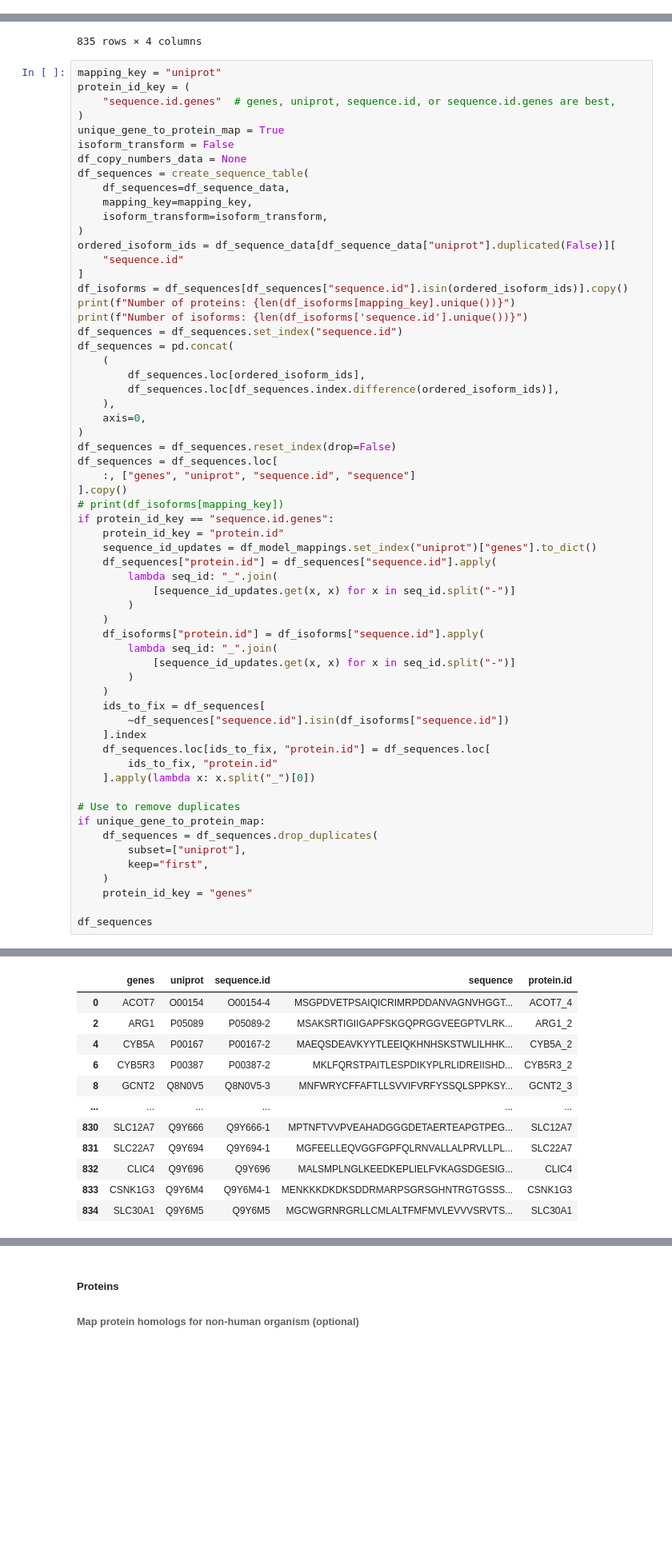
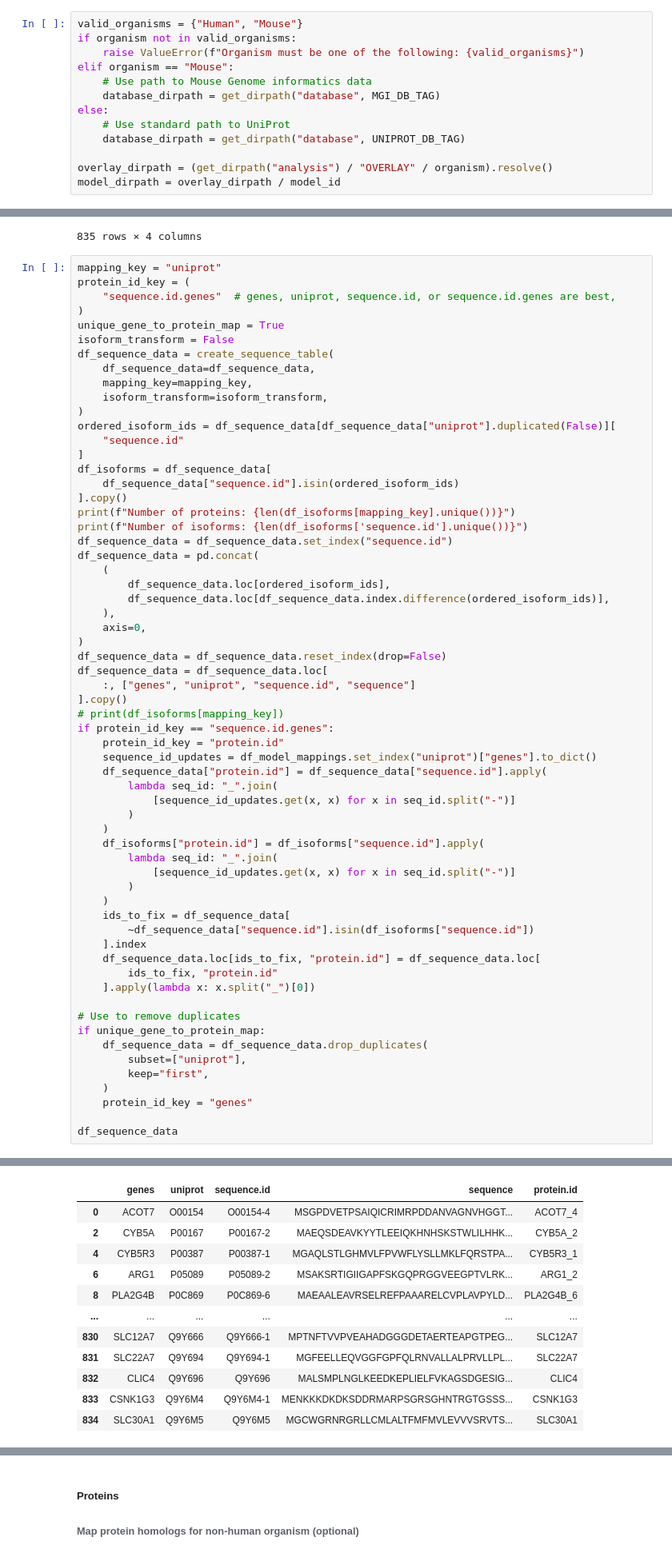
Before and after one commit to z-haiman/RBC-GEM, a Jupyter notebook: code/notebooks/analysis/OVERLAY/2. Derive PC-Model.ipynb, the cells around one changed output, grey strips where cells are left out. Shown at 80% size. Cells and saved outputs as stored; diff of their text form; blank space fills up the shorter version.

```diff
--- a/code/notebooks/analysis/OVERLAY/2. Derive PC-Model.ipynb
+++ b/code/notebooks/analysis/OVERLAY/2. Derive PC-Model.ipynb
@@ -87,0 +91,13 @@ model_id = "RBC_GEM"
+# %%
+valid_organisms = {"Human", "Mouse"}
+if organism not in valid_organisms:
+    raise ValueError(f"Organism must be one of the following: {valid_organisms}")
+elif organism == "Mouse":
+    # Use path to Mouse Genome informatics data
+    database_dirpath = get_dirpath("database", MGI_DB_TAG)
+else:
+    # Use standard path to UniProt
+    database_dirpath = get_dirpath("database", UNIPROT_DB_TAG)
+
+overlay_dirpath = (get_dirpath("analysis") / "OVERLAY" / organism).resolve()
+model_dirpath = overlay_dirpath / model_id
@@ -333,69 +339,70 @@ protein_id_key = (
 )
 unique_gene_to_protein_map = True
 isoform_transform = False
-df_copy_numbers_data = None
-df_sequences = create_sequence_table(
-    df_sequences=df_sequence_data,
+df_sequence_data = create_sequence_table(
+    df_sequence_data=df_sequence_data,
     mapping_key=mapping_key,
     isoform_transform=isoform_transform,
 )
 ordered_isoform_ids = df_sequence_data[df_sequence_data["uniprot"].duplicated(False)][
     "sequence.id"
 ]
-df_isoforms = df_sequences[df_sequences["sequence.id"].isin(ordered_isoform_ids)].copy()
+df_isoforms = df_sequence_data[
+    df_sequence_data["sequence.id"].isin(ordered_isoform_ids)
+].copy()
 print(f"Number of proteins: {len(df_isoforms[mapping_key].unique())}")
 print(f"Number of isoforms: {len(df_isoforms['sequence.id'].unique())}")
-df_sequences = df_sequences.set_index("sequence.id")
-df_sequences = pd.concat(
+df_sequence_data = df_sequence_data.set_index("sequence.id")
+df_sequence_data = pd.concat(
     (
-        df_sequences.loc[ordered_isoform_ids],
-        df_sequences.loc[df_sequences.index.difference(ordered_isoform_ids)],
+        df_sequence_data.loc[ordered_isoform_ids],
+        df_sequence_data.loc[df_sequence_data.index.difference(ordered_isoform_ids)],
     ),
     axis=0,
 )
-df_sequences = df_sequences.reset_index(drop=False)
-df_sequences = df_sequences.loc[
+df_sequence_data = df_sequence_data.reset_index(drop=False)
+df_sequence_data = df_sequence_data.loc[
     :, ["genes", "uniprot", "sequence.id", "sequence"]
 ].copy()
 # print(df_isoforms[mapping_key])
 if protein_id_key == "sequence.id.genes":
     protein_id_key = "protein.id"
     sequence_id_updates = df_model_mappings.set_index("uniprot")["genes"].to_dict()
-    df_sequences["protein.id"] = df_sequences["sequence.id"].apply(
+    df_sequence_data["protein.id"] = df_sequence_data["sequence.id"].apply(
         lambda seq_id: "_".join(
             [sequence_id_updates.get(x, x) for x in seq_id.split("-")]
         )
     )
     df_isoforms["protein.id"] = df_isoforms["sequence.id"].apply(
         lambda seq_id: "_".join(
             [sequence_id_updates.get(x, x) for x in seq_id.split("-")]
         )
     )
-    ids_to_fix = df_sequences[
-        ~df_sequences["sequence.id"].isin(df_isoforms["sequence.id"])
+    ids_to_fix = df_sequence_data[
+        ~df_sequence_data["sequence.id"].isin(df_isoforms["sequence.id"])
     ].index
-    df_sequences.loc[ids_to_fix, "protein.id"] = df_sequences.loc[
+    df_sequence_data.loc[ids_to_fix, "protein.id"] = df_sequence_data.loc[
         ids_to_fix, "protein.id"
     ].apply(lambda x: x.split("_")[0])
 
 # Use to remove duplicates
 if unique_gene_to_protein_map:
-    df_sequences = df_sequences.drop_duplicates(
+    df_sequence_data = df_sequence_data.drop_duplicates(
         subset=["uniprot"],
         keep="first",
     )
     protein_id_key = "genes"
 
-df_sequences
+df_sequence_data
 # %% [output]
 Number of proteins: 12
 Number of isoforms: 27
 |  | genes | uniprot | sequence.id | sequence | protein.id |
 | 0 | ACOT7 | O00154 | O00154-4 | MSGPDVETPSAIQICRIMRPDDANVAGNVHGGT... | ACOT7_4 |
-| 2 | ARG1 | P05089 | P05089-2 | MSAKSRTIGIIGAPFSKGQPRGGVEEGPTVLRK... | ARG1_2 |
-| 4 | CYB5A | P00167 | P00167-2 | MAEQSDEAVKYYTLEEIQKHNHSKSTWLILHHK... | CYB5A_2 |
-| 6 | CYB5R3 | P00387 | P00387-2 | MKLFQRSTPAITLESPDIKYPLRLIDREIISHD... | CYB5R3_2 |
-| 8 | GCNT2 | Q8N0V5 | Q8N0V5-3 | MNFWRYCFFAFTLLSVVIFVRFYSSQLSPPKSY... | GCNT2_3 |
+| 2 | CYB5A | P00167 | P00167-2 | MAEQSDEAVKYYTLEEIQKHNHSKSTWLILHHK... | CYB5A_2 |
+| 4 | CYB5R3 | P00387 | P00387-1 | MGAQLSTLGHMVLFPVWFLYSLLMKLFQRSTPA... | CYB5R3_1 |
+| 6 | ARG1 | P05089 | P05089-2 | MSAKSRTIGIIGAPFSKGQPRGGVEEGPTVLRK... | ARG1_2 |
+| 8 | PLA2G4B | P0C869 | P0C869-6 | MAEAALEAVRSELREFPAAARELCVPLAVPYLD... | PLA2G4B_6 |
 | ... | ... | ... | ... | ... | ... |
 | 830 | SLC12A7 | Q9Y666 | Q9Y666-1 | MPTNFTVVPVEAHADGGGDETAERTEAPGTPEG... | SLC12A7 |
 | 831 | SLC22A7 | Q9Y694 | Q9Y694-1 | MGFEELLEQVGGFGPFQLRNVALLALPRVLLPL... | SLC22A7 |
```
Also changed, not shown: parts of 23 cells of this notebook, 36 other files.
